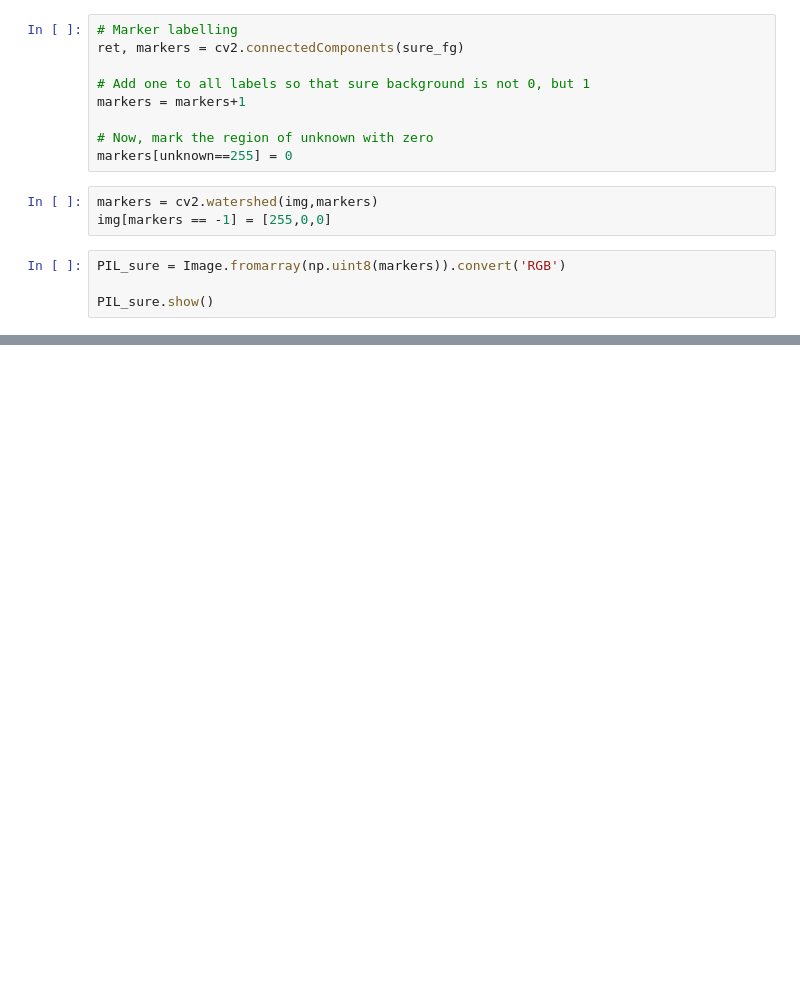
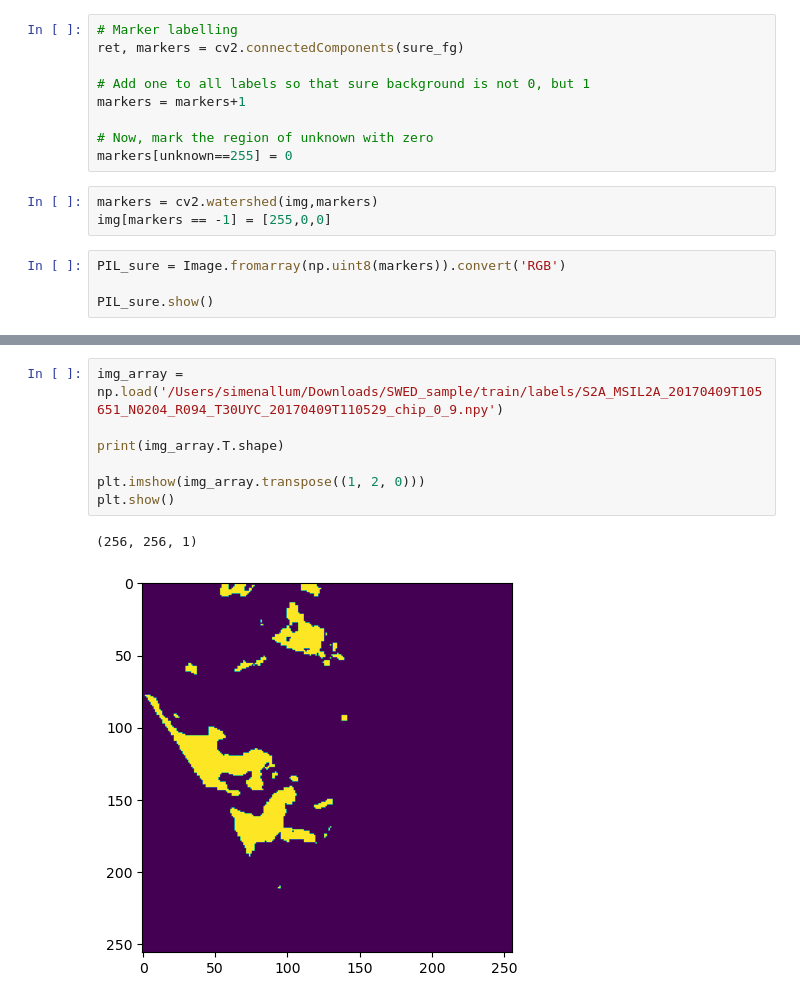
Before and after one commit to simenallum/msc_thesis, a Jupyter notebook: train_segmentation/Pytorch-UNet-copy/classic-segmentation.ipynb, the cells around one changed output, grey strips where cells are left out. Drawn from its saved outputs; the diff is of its cells as text; blank space fills up the shorter version.

```diff
--- a/train_segmentation/Pytorch-UNet-copy/classic-segmentation.ipynb
+++ b/train_segmentation/Pytorch-UNet-copy/classic-segmentation.ipynb
@@ -41,0 +139,10 @@ PIL_sure.show()
+# %%
+img_array = np.load('/Users/simenallum/Downloads/SWED_sample/train/labels/S2A_MSIL2A_20170409T105651_N0204_R094_T30UYC_20170409T110529_chip_0_9.npy')
+
+print(img_array.T.shape)
+
+plt.imshow(img_array.transpose((1, 2, 0)))
+plt.show()
+# %% [output]
+(256, 256, 1)
+[figure, added]
```
Also changed, not shown: parts of 5 cells of this notebook.
